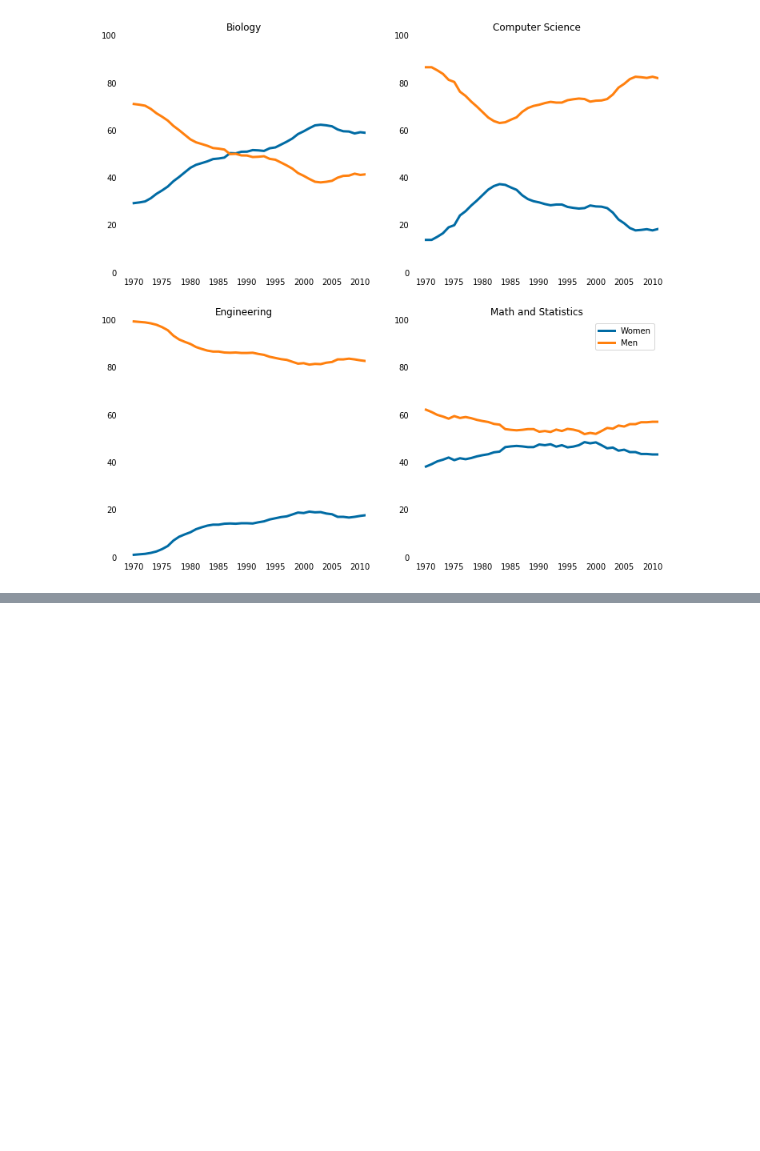
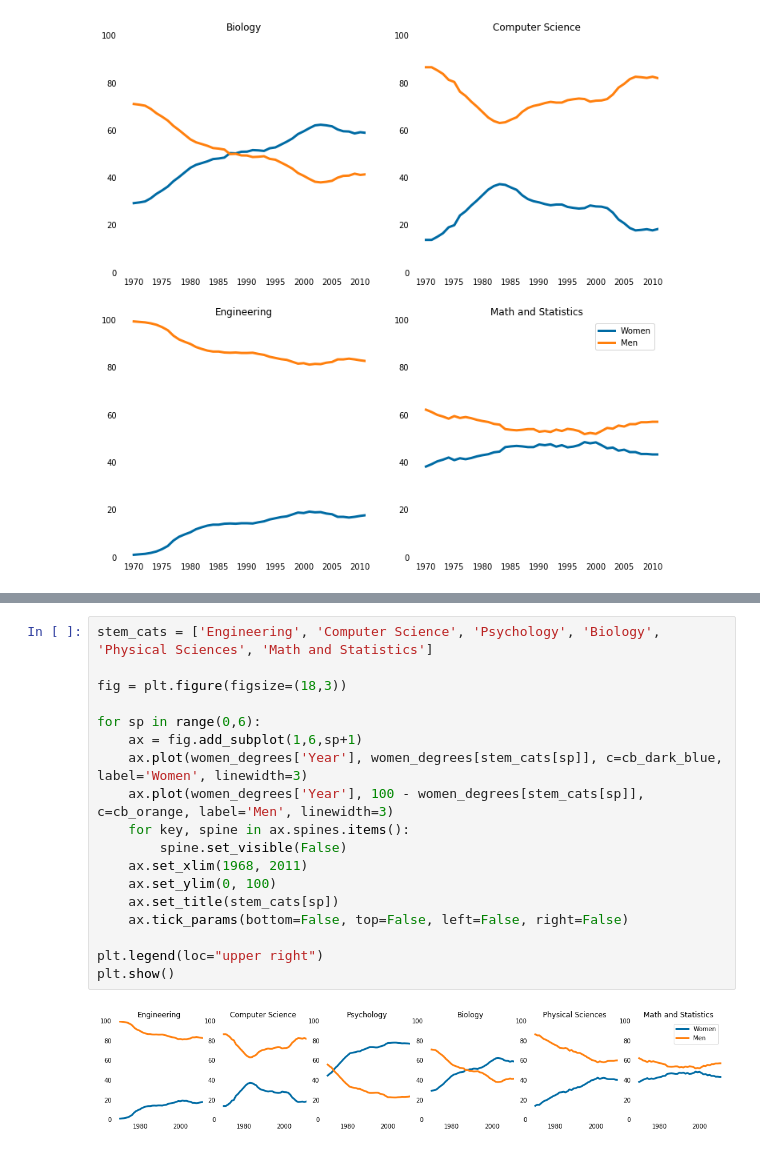
Before and after one commit to txkhaund/Dataquest_DS_path, a Jupyter notebook: Missions/2. Data Analysis and Visualization/3. Storytelling Through Data Visualization/2. Color, Layout, and Annotations.ipynb, the cells around one changed output, grey strips where cells are left out. Drawn from its saved outputs; the diff is of its cells as text; blank space fills up the shorter version.

```diff
--- a/Missions/2. Data Analysis and Visualization/3. Storytelling Through Data Visualization/2. Color, Layout, and Annotations.ipynb
+++ b/Missions/2. Data Analysis and Visualization/3. Storytelling Through Data Visualization/2. Color, Layout, and Annotations.ipynb
@@ -117,3 +117,23 @@ Here's what that would look like:
 
 The leftmost plot has the largest gender gap in 1968 while the rightmost plot has the smallest gender gap in 1968. If we're instead interested in the recent gender gaps in STEM degrees, we can order the plots from largest to smallest ending gender gaps. Here's what that would look like:
 <img src="_images/line_charts_dec_ending_gg.png"/>
+# %%
+stem_cats = ['Engineering', 'Computer Science', 'Psychology', 'Biology', 'Physical Sciences', 'Math and Statistics']
+
+fig = plt.figure(figsize=(18,3))
+
+for sp in range(0,6):
+    ax = fig.add_subplot(1,6,sp+1)
+    ax.plot(women_degrees['Year'], women_degrees[stem_cats[sp]], c=cb_dark_blue, label='Women', linewidth=3)
+    ax.plot(women_degrees['Year'], 100 - women_degrees[stem_cats[sp]], c=cb_orange, label='Men', linewidth=3)
+    for key, spine in ax.spines.items():
+        spine.set_visible(False)
+    ax.set_xlim(1968, 2011)
+    ax.set_ylim(0, 100)
+    ax.set_title(stem_cats[sp])
+    ax.tick_params(bottom=False, top=False, left=False, right=False)
+
+plt.legend(loc="upper right")
+plt.show()
+# %% [output]
+[figure, added]
```
Also changed, not shown: parts of 4 cells of this notebook.
